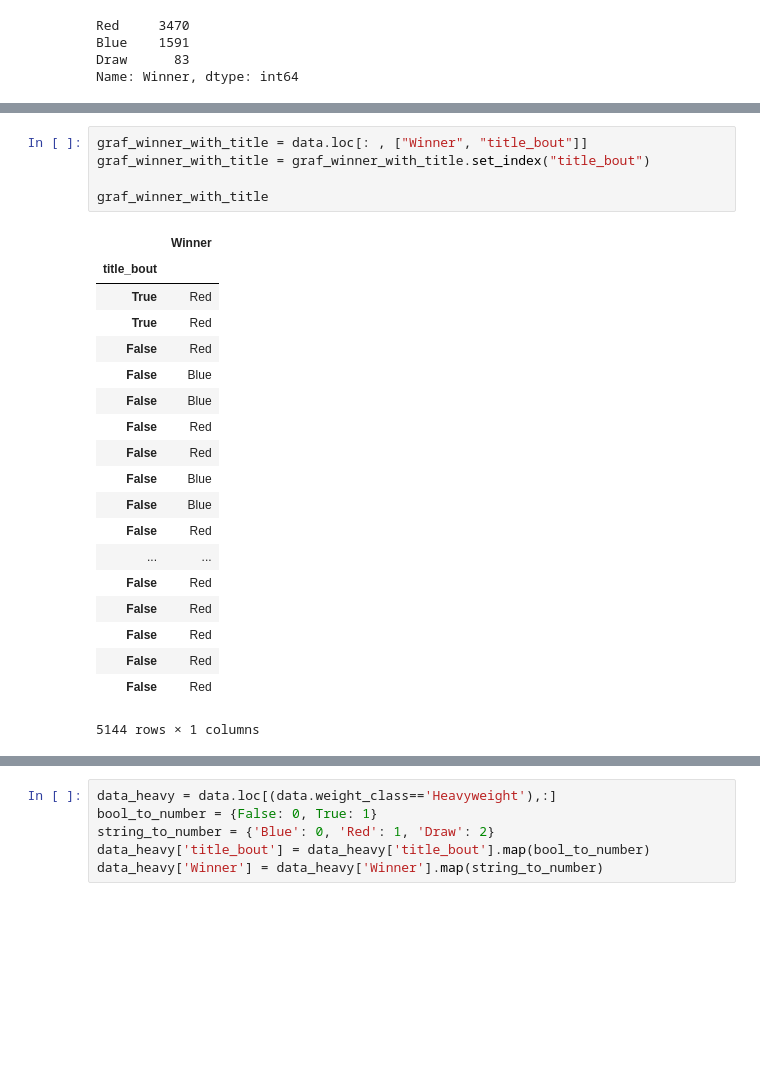
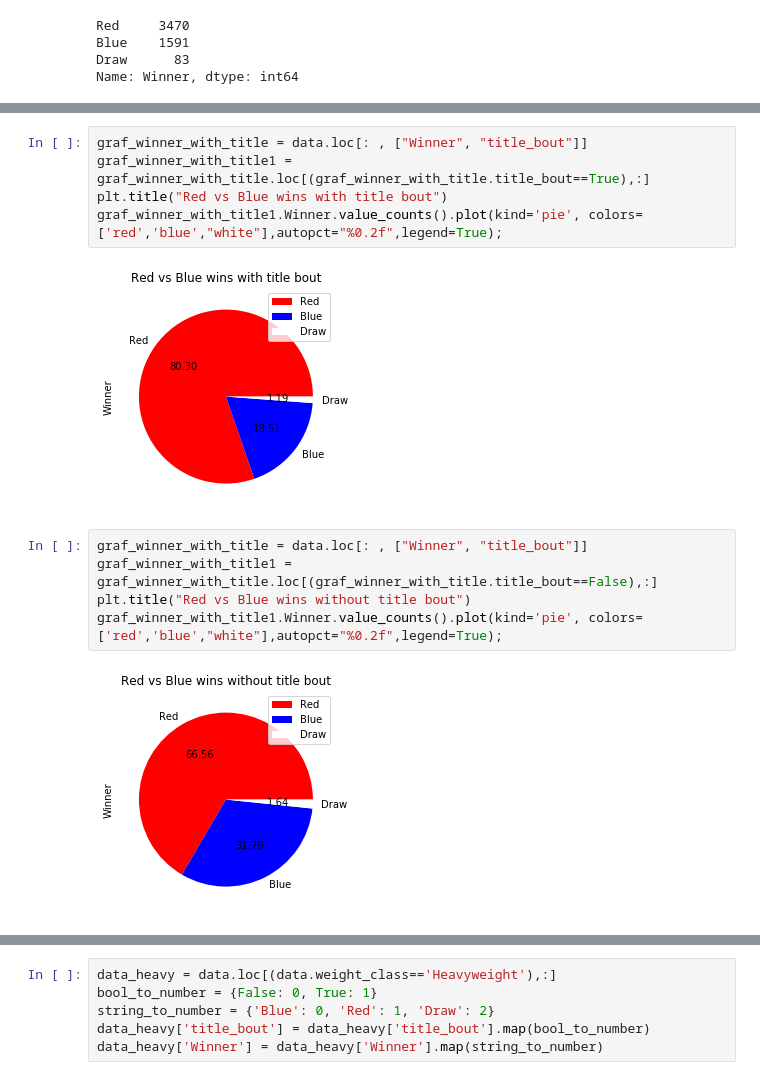
Before and after one commit to VergaraC/Dados_P3, a Jupyter notebook: Projeto3_Sujo/Sujinho_Maulem/Projeto3M.ipynb, the cells around one changed output, grey strips where cells are left out. Cells and saved outputs as stored; diff of their text form; blank space fills up the shorter version.

```diff
--- a/Projeto3_Sujo/Sujinho_Maulem/Projeto3M.ipynb
+++ b/Projeto3_Sujo/Sujinho_Maulem/Projeto3M.ipynb
@@ -95,25 +97,14 @@ data['title_bout'].value_counts().plot(kind='pie', colors=['green','gold'],autop
-# %%
-graf_winner_with_title = data.loc[: , ["Winner", "title_bout"]]
-graf_winner_with_title = graf_winner_with_title.set_index("title_bout")
-
-graf_winner_with_title
-# %% [output]
-|  | Winner |
-| title_bout |  |
-| True | Red |
-| True | Red |
-| False | Red |
-| False | Blue |
-| False | Blue |
-| False | Red |
-| False | Red |
-| False | Blue |
-| False | Blue |
-| False | Red |
-| ... | ... |
-| False | Red |
-| False | Red |
-| False | Red |
-| False | Red |
-| False | Red |
-5144 rows × 1 columns
+# %%
+graf_winner_with_title = data.loc[: , ["Winner", "title_bout"]]
+graf_winner_with_title1 = graf_winner_with_title.loc[(graf_winner_with_title.title_bout==True),:]
+plt.title("Red vs Blue wins with title bout")
+graf_winner_with_title1.Winner.value_counts().plot(kind='pie', colors=['red','blue',"white"],autopct="%0.2f",legend=True);
+# %% [output]
+[figure, added]
+# %%
+graf_winner_with_title = data.loc[: , ["Winner", "title_bout"]]
+graf_winner_with_title1 = graf_winner_with_title.loc[(graf_winner_with_title.title_bout==False),:]
+plt.title("Red vs Blue wins without title bout")
+graf_winner_with_title1.Winner.value_counts().plot(kind='pie', colors=['red','blue',"white"],autopct="%0.2f",legend=True);
+# %% [output]
+[figure, added]
```
Also changed, not shown: parts of 3 cells of this notebook.
